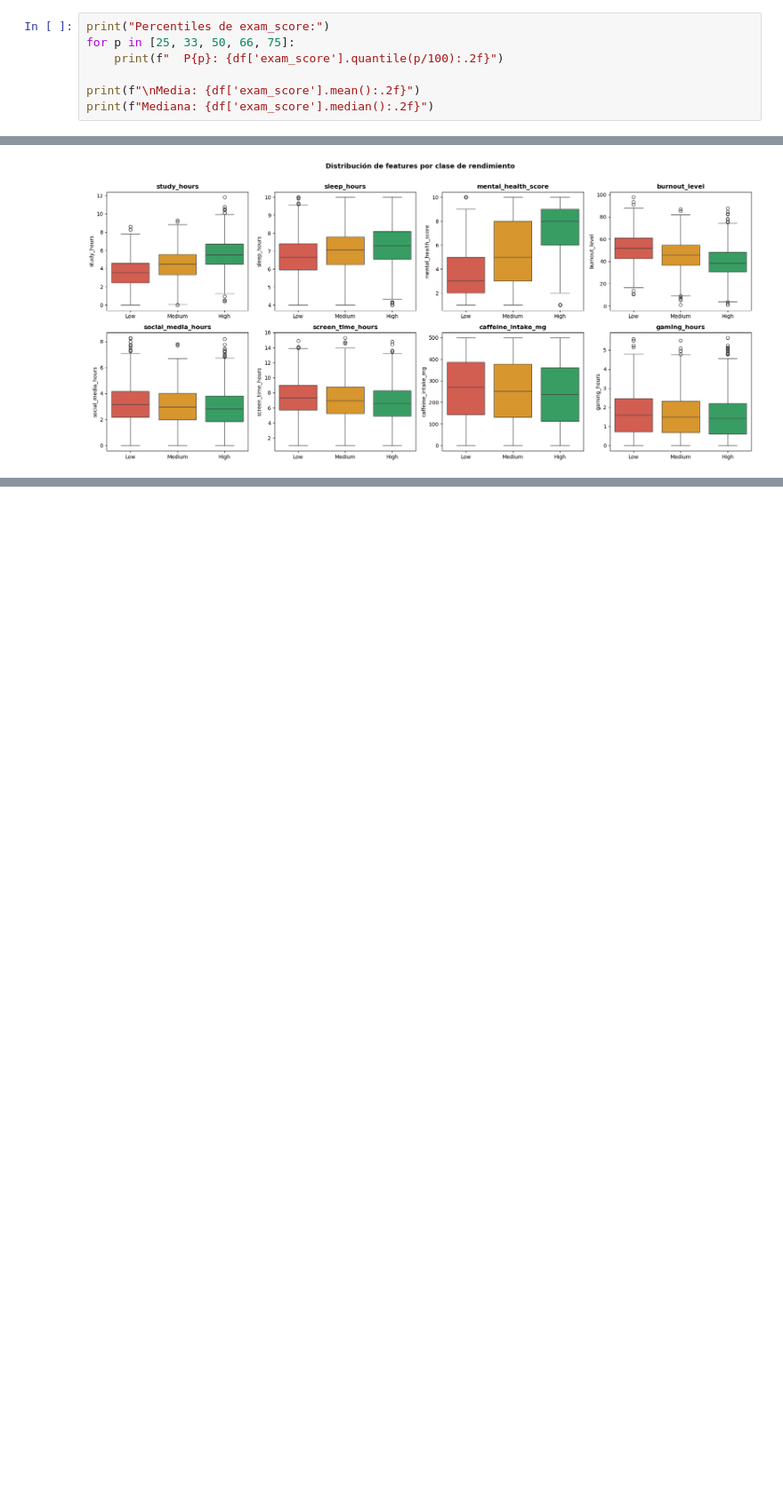
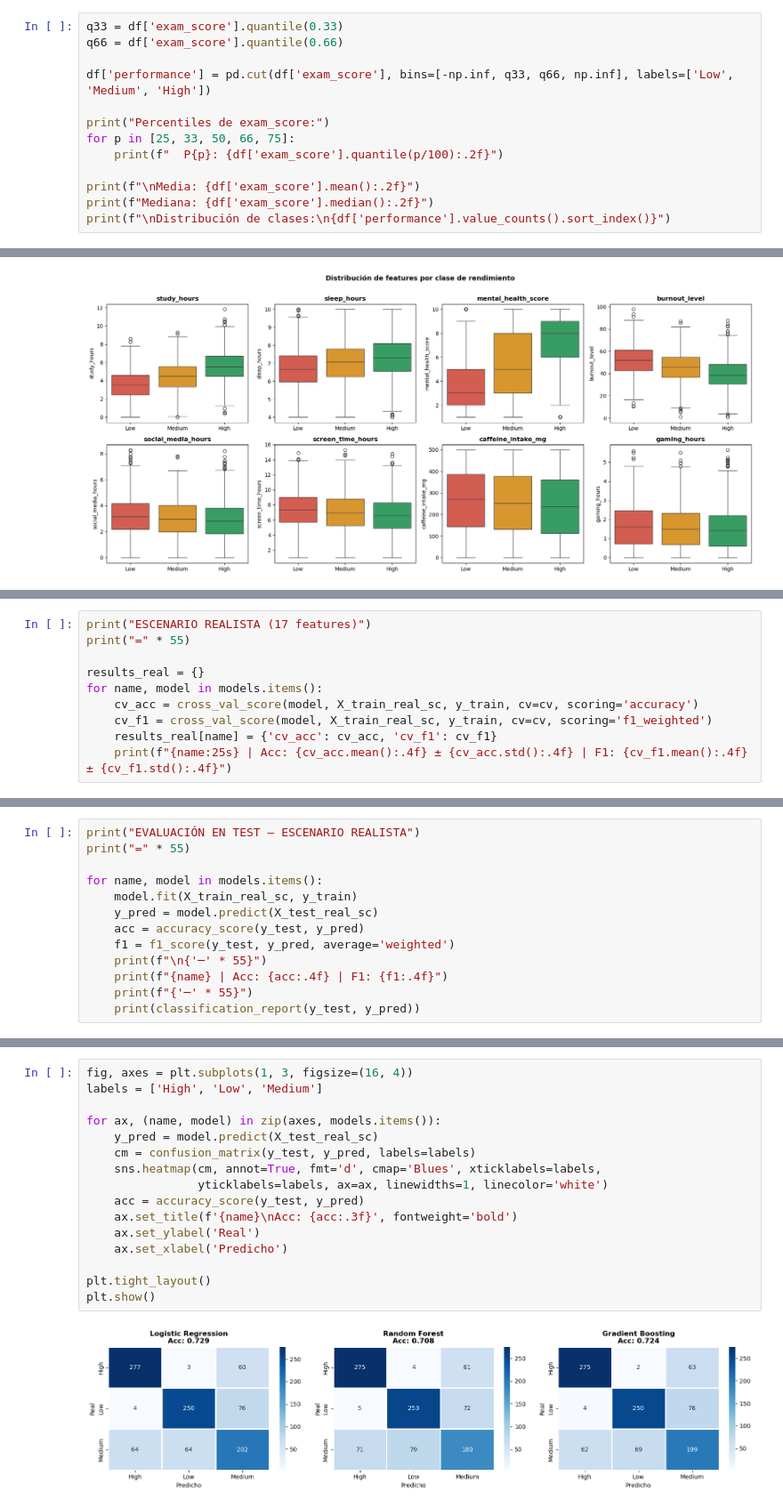
Before and after one commit to Adrihdz10/Portfolio, a Jupyter notebook: Machine_learning/Clasificacion/Notebook_clasificacion.ipynb, the cells around one changed output, grey strips where cells are left out. Shown at 89% size. Saved outputs shown, nothing was run; the diff lists cells and outputs as text; blank space fills up the shorter version.

```diff
--- a/Machine_learning/Clasificacion/Notebook_clasificacion.ipynb
+++ b/Machine_learning/Clasificacion/Notebook_clasificacion.ipynb
@@ -209,12 +209,18 @@ La comparación entre ambos escenarios será en sí misma un hallazgo interesant
 
 Nuestro target original (`exam_score`) es continuo. Para convertirlo en un problema de clasificación, necesitamos discretizarlo en categorías. Vamos a analizar cómo dividirlo antes de decidir los umbrales.
 # %%
+q33 = df['exam_score'].quantile(0.33)
+q66 = df['exam_score'].quantile(0.66)
+
+df['performance'] = pd.cut(df['exam_score'], bins=[-np.inf, q33, q66, np.inf], labels=['Low', 'Medium', 'High'])
+
 print("Percentiles de exam_score:")
 for p in [25, 33, 50, 66, 75]:
     print(f"  P{p}: {df['exam_score'].quantile(p/100):.2f}")
 
 print(f"\nMedia: {df['exam_score'].mean():.2f}")
 print(f"Mediana: {df['exam_score'].median():.2f}")
+print(f"\nDistribución de clases:\n{df['performance'].value_counts().sort_index()}")
 # %% [output]
 Percentiles de exam_score:
   P25: 9.34
@@ -322,0 +441,10 @@ plt.show()
+# %%
+print("ESCENARIO REALISTA (17 features)")
+print("=" * 55)
+
+results_real = {}
+for name, model in models.items():
+    cv_acc = cross_val_score(model, X_train_real_sc, y_train, cv=cv, scoring='accuracy')
+    cv_f1 = cross_val_score(model, X_train_real_sc, y_train, cv=cv, scoring='f1_weighted')
+    results_real[name] = {'cv_acc': cv_acc, 'cv_f1': cv_f1}
+    print(f"{name:25s} | Acc: {cv_acc.mean():.4f} ± {cv_acc.std():.4f} | F1: {cv_f1.mean():.4f} ± {cv_f1.std():.4f}")
@@ -322,0 +475,13 @@ plt.show()
+# %%
+print("EVALUACIÓN EN TEST — ESCENARIO REALISTA")
+print("=" * 55)
+
+for name, model in models.items():
+    model.fit(X_train_real_sc, y_train)
+    y_pred = model.predict(X_test_real_sc)
+    acc = accuracy_score(y_test, y_pred)
+    f1 = f1_score(y_test, y_pred, average='weighted')
+    print(f"\n{'─' * 55}")
+    print(f"{name} | Acc: {acc:.4f} | F1: {f1:.4f}")
+    print(f"{'─' * 55}")
+    print(classification_report(y_test, y_pred))
@@ -322,0 +506,18 @@ plt.show()
+# %%
+fig, axes = plt.subplots(1, 3, figsize=(16, 4))
+labels = ['High', 'Low', 'Medium']
+
+for ax, (name, model) in zip(axes, models.items()):
+    y_pred = model.predict(X_test_real_sc)
+    cm = confusion_matrix(y_test, y_pred, labels=labels)
+    sns.heatmap(cm, annot=True, fmt='d', cmap='Blues', xticklabels=labels,
+                yticklabels=labels, ax=ax, linewidths=1, linecolor='white')
+    acc = accuracy_score(y_test, y_pred)
+    ax.set_title(f'{name}\nAcc: {acc:.3f}', fontweight='bold')
+    ax.set_ylabel('Real')
+    ax.set_xlabel('Predicho')
+
+plt.tight_layout()
+plt.show()
+# %% [output]
+[figure, added]
```
Also changed, not shown: parts of 21 cells of this notebook, 1 other file.
